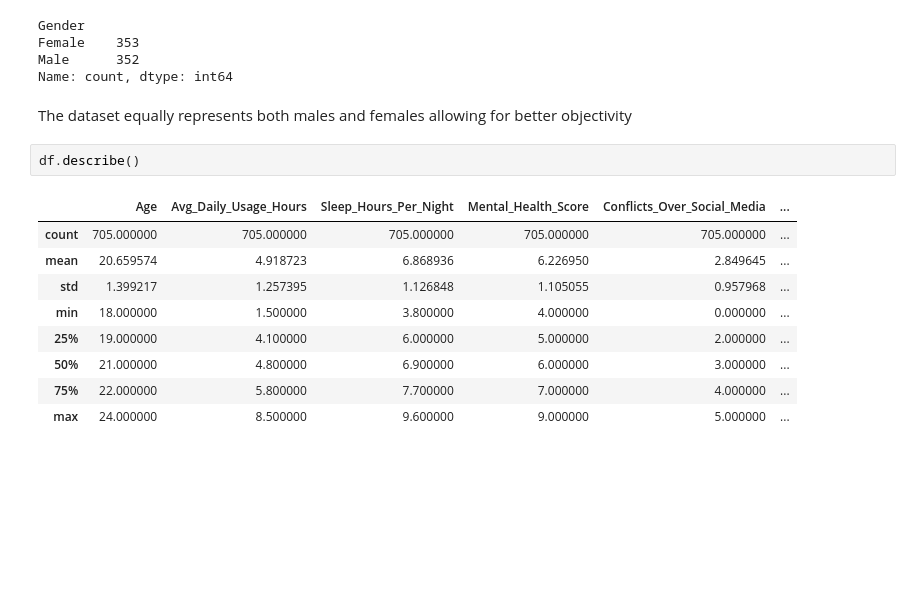
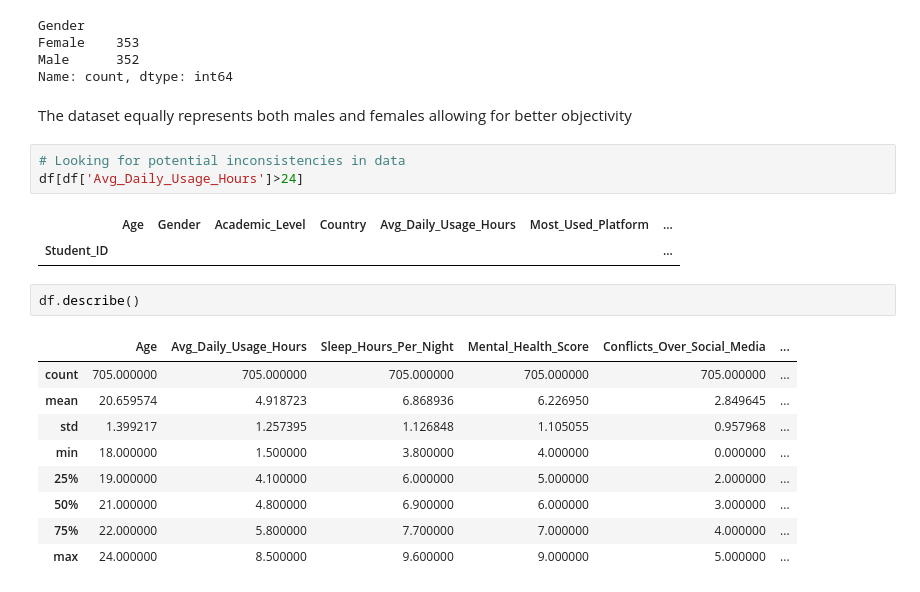
Before and after one commit to kseniiaoblasova/social-media-addiction-analysis, a Jupyter notebook: notebooks/exploration.ipynb, the cells around one changed output. Cells and saved outputs as stored; diff of their text form; blank space fills up the shorter version.

```diff
--- a/notebooks/exploration.ipynb
+++ b/notebooks/exploration.ipynb
@@ -67,6 +116,12 @@ Male      352
 Name: count, dtype: int64
 # %% [markdown]
 The dataset equally represents both males and females allowing for better objectivity
+# %%
+# Looking for potential inconsistencies in data
+df[df['Avg_Daily_Usage_Hours']>24]
+# %% [output]
+|  | Age | Gender | Academic_Level | Country | Avg_Daily_Usage_Hours | Most_Used_Platform | ... |
+| Student_ID |  |  |  |  |  |  | ... |
 # %%
 df.describe()
 # %% [output]
```
Also changed, not shown: parts of 26 cells of this notebook, 8 other files.
